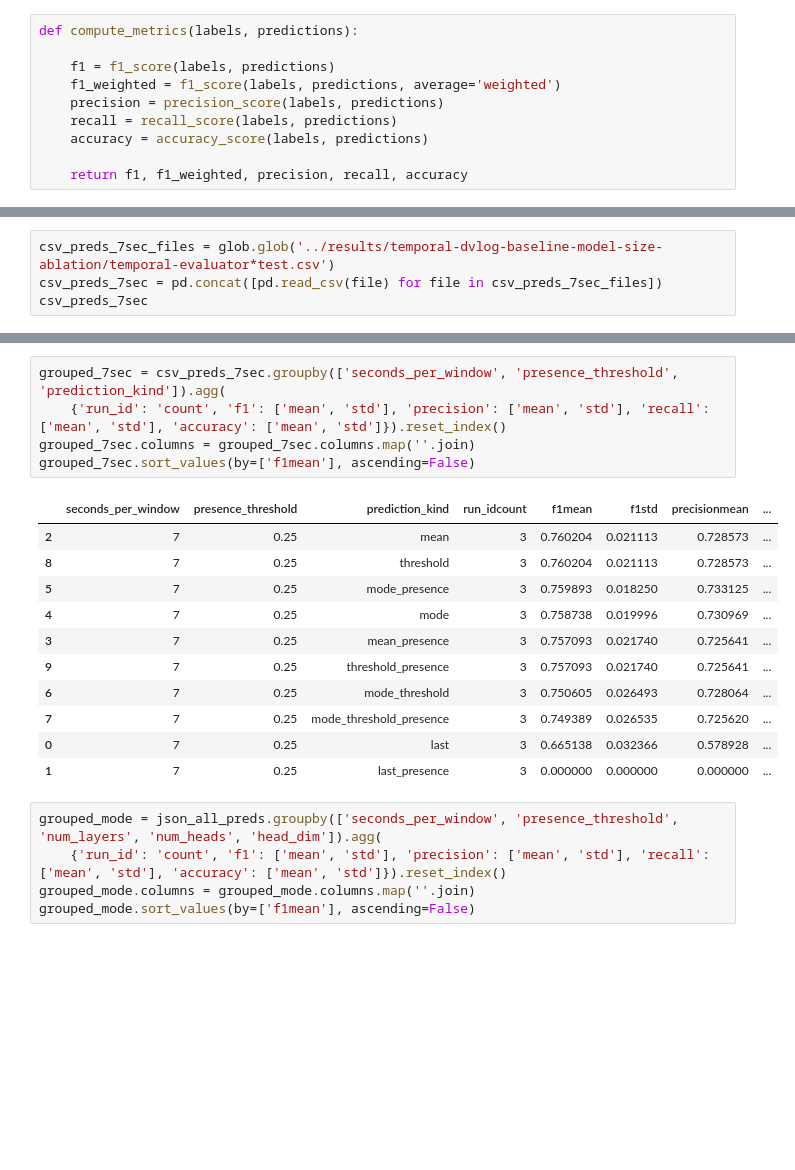
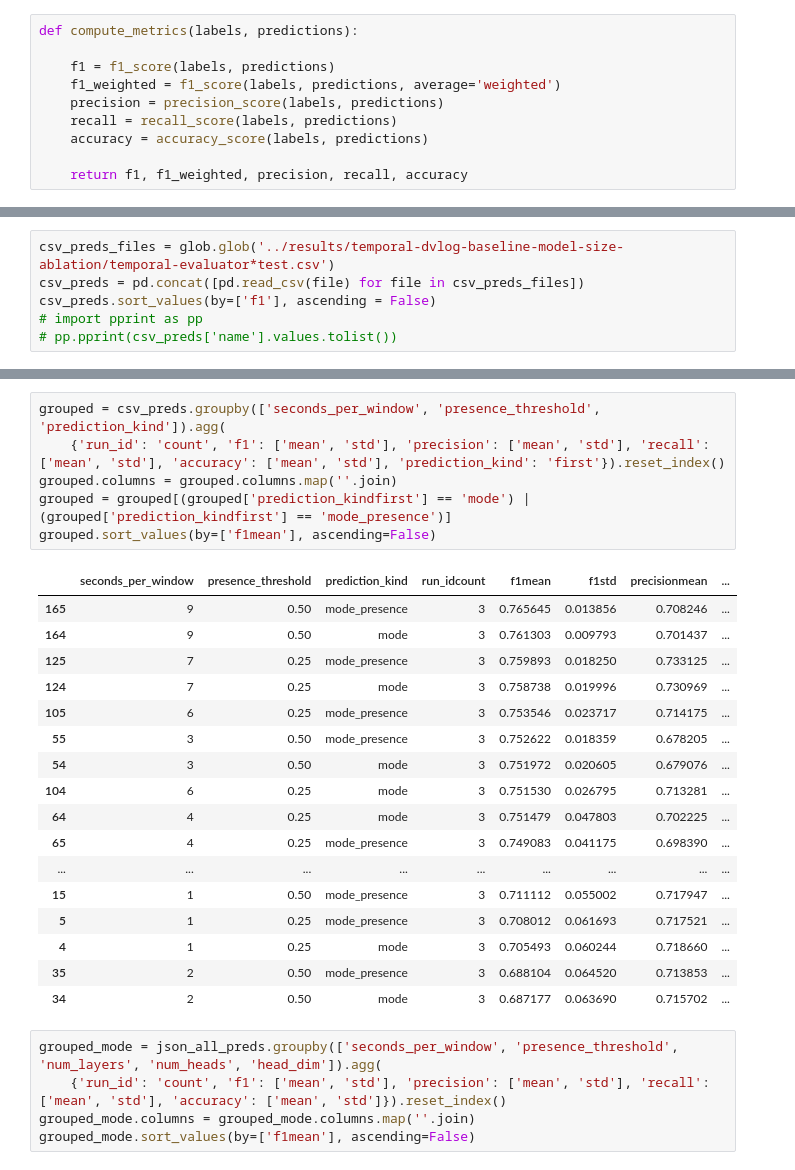
Before and after one commit to cosmaadrian/multimodal-depression-from-video, a Jupyter notebook: notebooks/evaluation.ipynb, the cells around one changed output, grey strips where cells are left out. Cells and saved outputs as stored; diff of their text form; blank space fills up the shorter version.

```diff
--- a/notebooks/evaluation.ipynb
+++ b/notebooks/evaluation.ipynb
@@ -179,4 +179,6 @@ json_all_preds[(json_all_preds['seconds_per_window'] == 8) & (json_all_preds['pr
 # %%
-csv_preds_7sec_files = glob.glob('../results/temporal-dvlog-baseline-model-size-ablation/temporal-evaluator*test.csv')
-csv_preds_7sec = pd.concat([pd.read_csv(file) for file in csv_preds_7sec_files])
-csv_preds_7sec
+csv_preds_files = glob.glob('../results/temporal-dvlog-baseline-model-size-ablation/temporal-evaluator*test.csv')
+csv_preds = pd.concat([pd.read_csv(file) for file in csv_preds_files])
+csv_preds.sort_values(by=['f1'], ascending = False)
+# import pprint as pp
+# pp.pprint(csv_preds['name'].values.tolist())
@@ -183,20 +223,27 @@ csv_preds_7sec
 # %%
-grouped_7sec = csv_preds_7sec.groupby(['seconds_per_window', 'presence_threshold', 'prediction_kind']).agg(
-    {'run_id': 'count', 'f1': ['mean', 'std'], 'precision': ['mean', 'std'], 'recall': ['mean', 'std'], 'accuracy': ['mean', 'std']}).reset_index()
-grouped_7sec.columns = grouped_7sec.columns.map(''.join)
-grouped_7sec.sort_values(by=['f1mean'], ascending=False)
+grouped = csv_preds.groupby(['seconds_per_window', 'presence_threshold', 'prediction_kind']).agg(
+    {'run_id': 'count', 'f1': ['mean', 'std'], 'precision': ['mean', 'std'], 'recall': ['mean', 'std'], 'accuracy': ['mean', 'std'], 'prediction_kind': 'first'}).reset_index()
+grouped.columns = grouped.columns.map(''.join)
+grouped = grouped[(grouped['prediction_kindfirst'] == 'mode') | (grouped['prediction_kindfirst'] == 'mode_presence')]
+grouped.sort_values(by=['f1mean'], ascending=False)
 # %% [output]
 |  | seconds_per_window | presence_threshold | prediction_kind | run_idcount | f1mean | f1std | precisionmean | ... |
-| 2 | 7 | 0.25 | mean | 3 | 0.760204 | 0.021113 | 0.728573 | ... |
-| 8 | 7 | 0.25 | threshold | 3 | 0.760204 | 0.021113 | 0.728573 | ... |
-| 5 | 7 | 0.25 | mode_presence | 3 | 0.759893 | 0.018250 | 0.733125 | ... |
-| 4 | 7 | 0.25 | mode | 3 | 0.758738 | 0.019996 | 0.730969 | ... |
-| 3 | 7 | 0.25 | mean_presence | 3 | 0.757093 | 0.021740 | 0.725641 | ... |
-| 9 | 7 | 0.25 | threshold_presence | 3 | 0.757093 | 0.021740 | 0.725641 | ... |
-| 6 | 7 | 0.25 | mode_threshold | 3 | 0.750605 | 0.026493 | 0.728064 | ... |
-| 7 | 7 | 0.25 | mode_threshold_presence | 3 | 0.749389 | 0.026535 | 0.725620 | ... |
-| 0 | 7 | 0.25 | last | 3 | 0.665138 | 0.032366 | 0.578928 | ... |
-| 1 | 7 | 0.25 | last_presence | 3 | 0.000000 | 0.000000 | 0.000000 | ... |
+| 165 | 9 | 0.50 | mode_presence | 3 | 0.765645 | 0.013856 | 0.708246 | ... |
+| 164 | 9 | 0.50 | mode | 3 | 0.761303 | 0.009793 | 0.701437 | ... |
+| 125 | 7 | 0.25 | mode_presence | 3 | 0.759893 | 0.018250 | 0.733125 | ... |
+| 124 | 7 | 0.25 | mode | 3 | 0.758738 | 0.019996 | 0.730969 | ... |
+| 105 | 6 | 0.25 | mode_presence | 3 | 0.753546 | 0.023717 | 0.714175 | ... |
+| 55 | 3 | 0.50 | mode_presence | 3 | 0.752622 | 0.018359 | 0.678205 | ... |
+| 54 | 3 | 0.50 | mode | 3 | 0.751972 | 0.020605 | 0.679076 | ... |
+| 104 | 6 | 0.25 | mode | 3 | 0.751530 | 0.026795 | 0.713281 | ... |
+| 64 | 4 | 0.25 | mode | 3 | 0.751479 | 0.047803 | 0.702225 | ... |
+| 65 | 4 | 0.25 | mode_presence | 3 | 0.749083 | 0.041175 | 0.698390 | ... |
+| ... | ... | ... | ... | ... | ... | ... | ... | ... |
+| 15 | 1 | 0.50 | mode_presence | 3 | 0.711112 | 0.055002 | 0.717947 | ... |
+| 5 | 1 | 0.25 | mode_presence | 3 | 0.708012 | 0.061693 | 0.717521 | ... |
+| 4 | 1 | 0.25 | mode | 3 | 0.705493 | 0.060244 | 0.718660 | ... |
+| 35 | 2 | 0.50 | mode_presence | 3 | 0.688104 | 0.064520 | 0.713853 | ... |
+| 34 | 2 | 0.50 | mode | 3 | 0.687177 | 0.063690 | 0.715702 | ... |
 # %%
 grouped_mode = json_all_preds.groupby(['seconds_per_window', 'presence_threshold', 'num_layers', 'num_heads', 'head_dim']).agg(
     {'run_id': 'count', 'f1': ['mean', 'std'], 'precision': ['mean', 'std'], 'recall': ['mean', 'std'], 'accuracy': ['mean', 'std']}).reset_index()
```
Also changed, not shown: parts of 5 cells of this notebook.
